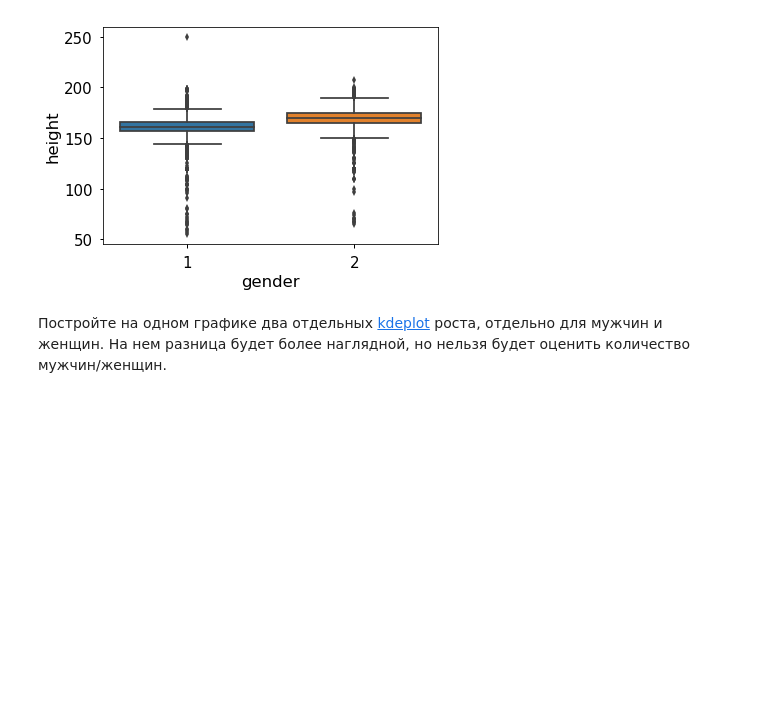
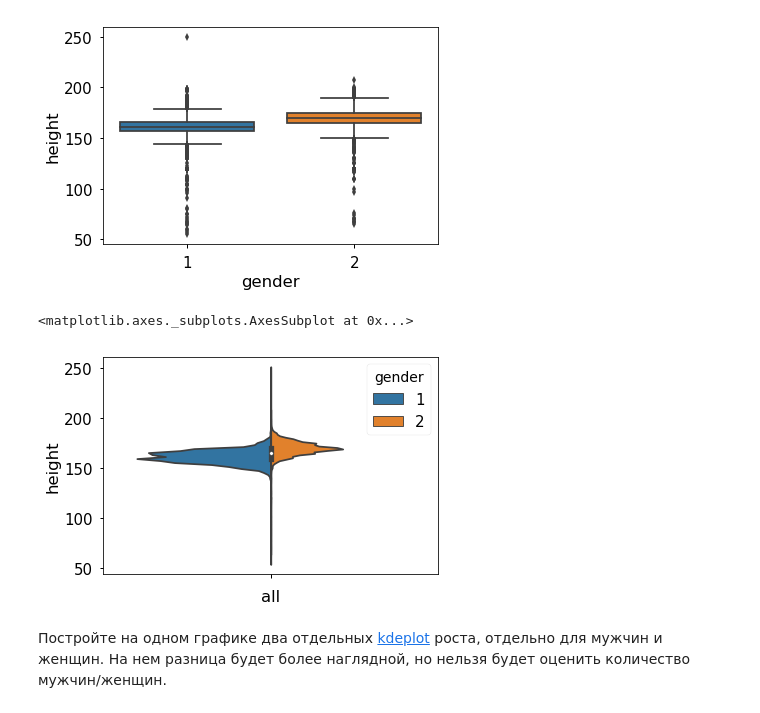
Before and after one commit to LenaVolzhina/mlcourse_open, a Jupyter notebook: jupyter_russian/homeworks/hw2_session3_visual_data_analysis_lenavolzhina.ipynb, the cells around one changed output. Saved outputs shown, nothing was run; the diff lists cells and outputs as text; code cells hidden in the pictures; blank space fills up the shorter version.

```diff
--- a/jupyter_russian/homeworks/hw2_session3_visual_data_analysis_lenavolzhina.ipynb
+++ b/jupyter_russian/homeworks/hw2_session3_visual_data_analysis_lenavolzhina.ipynb
@@ -279,6 +279,13 @@ sns.boxplot(data=train, x='gender', y='height')
 # %% [output]
 <matplotlib.axes._subplots.AxesSubplot at 0x...>
 [figure]
+# %%
+# https://stackoverflow.com/questions/33745746/split-violinplot-in-seaborn-with-hue-parameter
+train["all"] = ""
+sns.violinplot(x="all", y="height", hue="gender", data=train, split=True, scale="count")
+# %% [output]
+<matplotlib.axes._subplots.AxesSubplot at 0x...>
+[figure, added]
 # %% [markdown]
 Постройте на одном графике два отдельных [kdeplot](https://seaborn.pydata.org/generated/seaborn.kdeplot.html) роста, отдельно для мужчин и женщин. На нем разница будет более наглядной, но нельзя будет оценить количество мужчин/женщин.
 # %%
```
Also changed, not shown: parts of 2 cells of this notebook, 2 other files.
